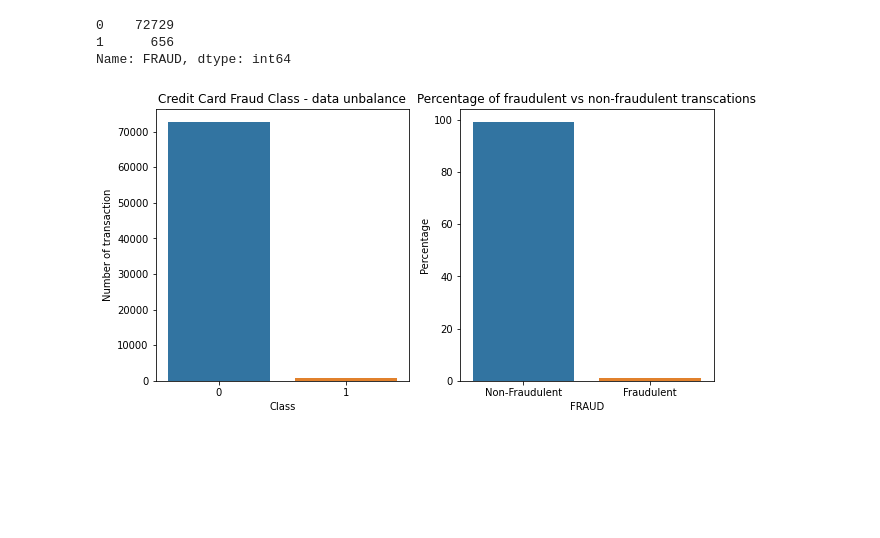
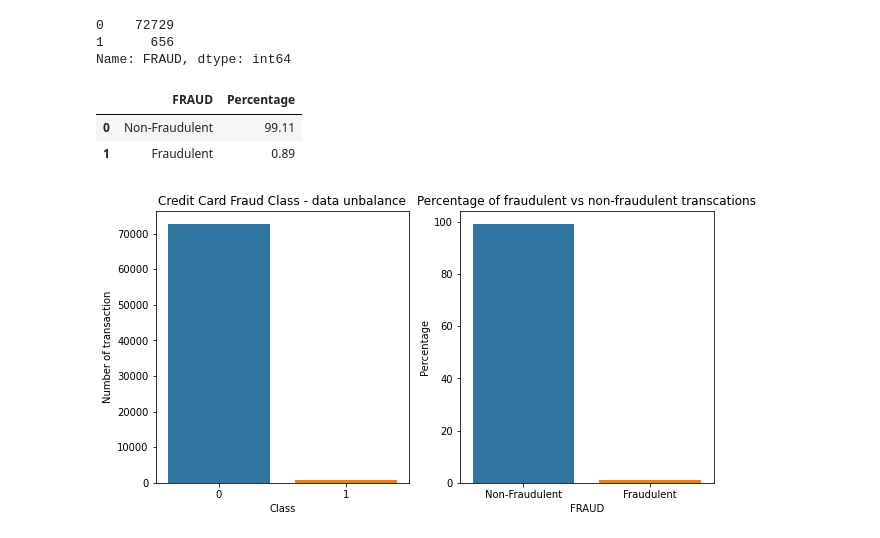
Before and after one commit to shalu143/Credit-Card-Fraud-Detection, a Jupyter notebook: FraudDetectionHDFC.ipynb, the cells around one changed output. Drawn from its saved outputs; the diff is of its cells as text; code cells hidden in the pictures; blank space fills up the shorter version.

```diff
--- a/FraudDetectionHDFC.ipynb
+++ b/FraudDetectionHDFC.ipynb
@@ -271,6 +258,12 @@ classes
 0    72729
 1      656
 Name: FRAUD, dtype: int64
+# %%
+df_fraud_percentage
+# %% [output]
+|  | FRAUD | Percentage |
+| 0 | Non-Fraudulent | 99.11 |
+| 1 | Fraudulent | 0.89 |
 # %%
 # bar plot for the number and percentage of fraudulent vs non-fraudulent transcations
 plt.figure(figsize=(10,5))
```
Also changed, not shown: parts of 5 cells of this notebook.
